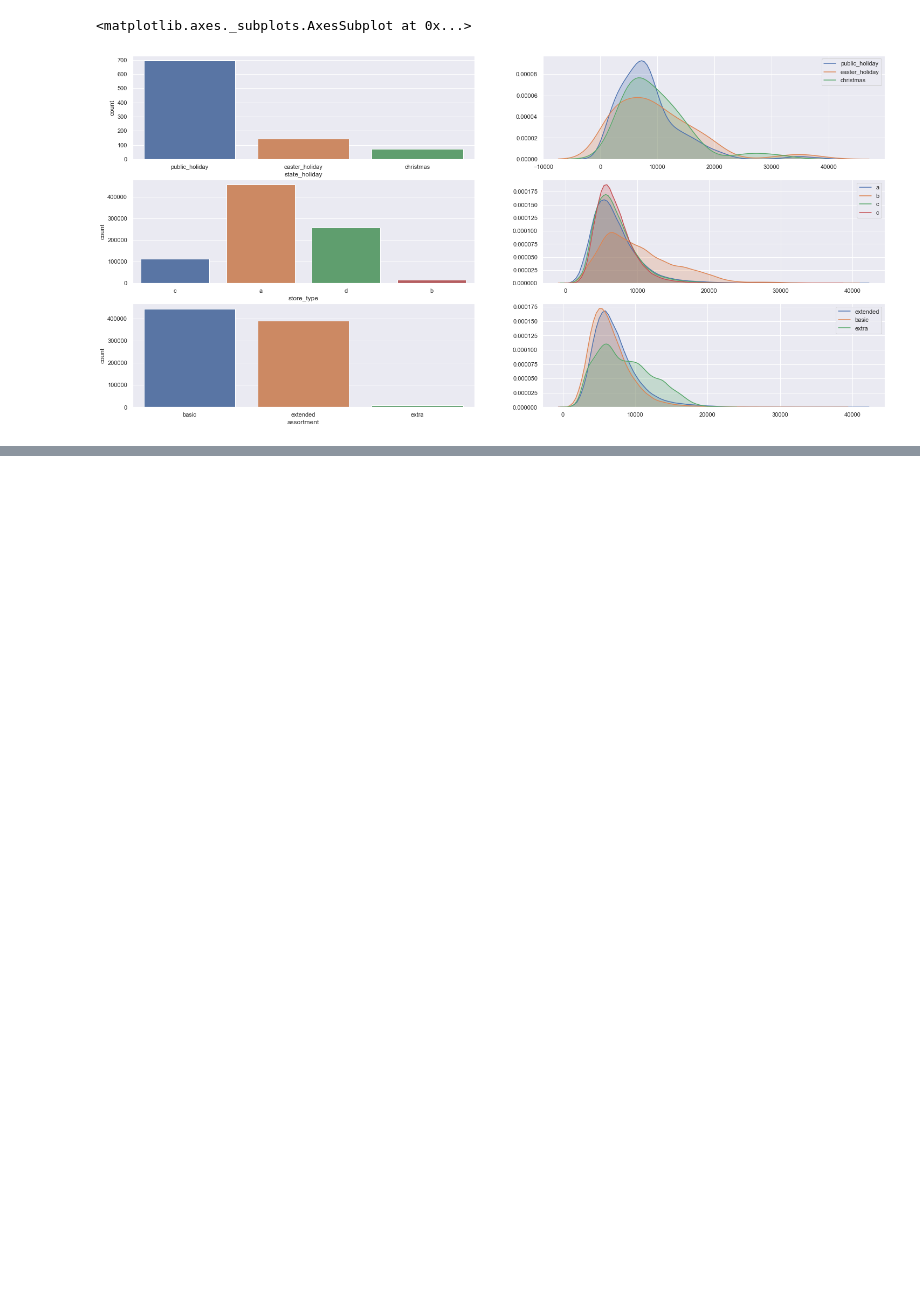
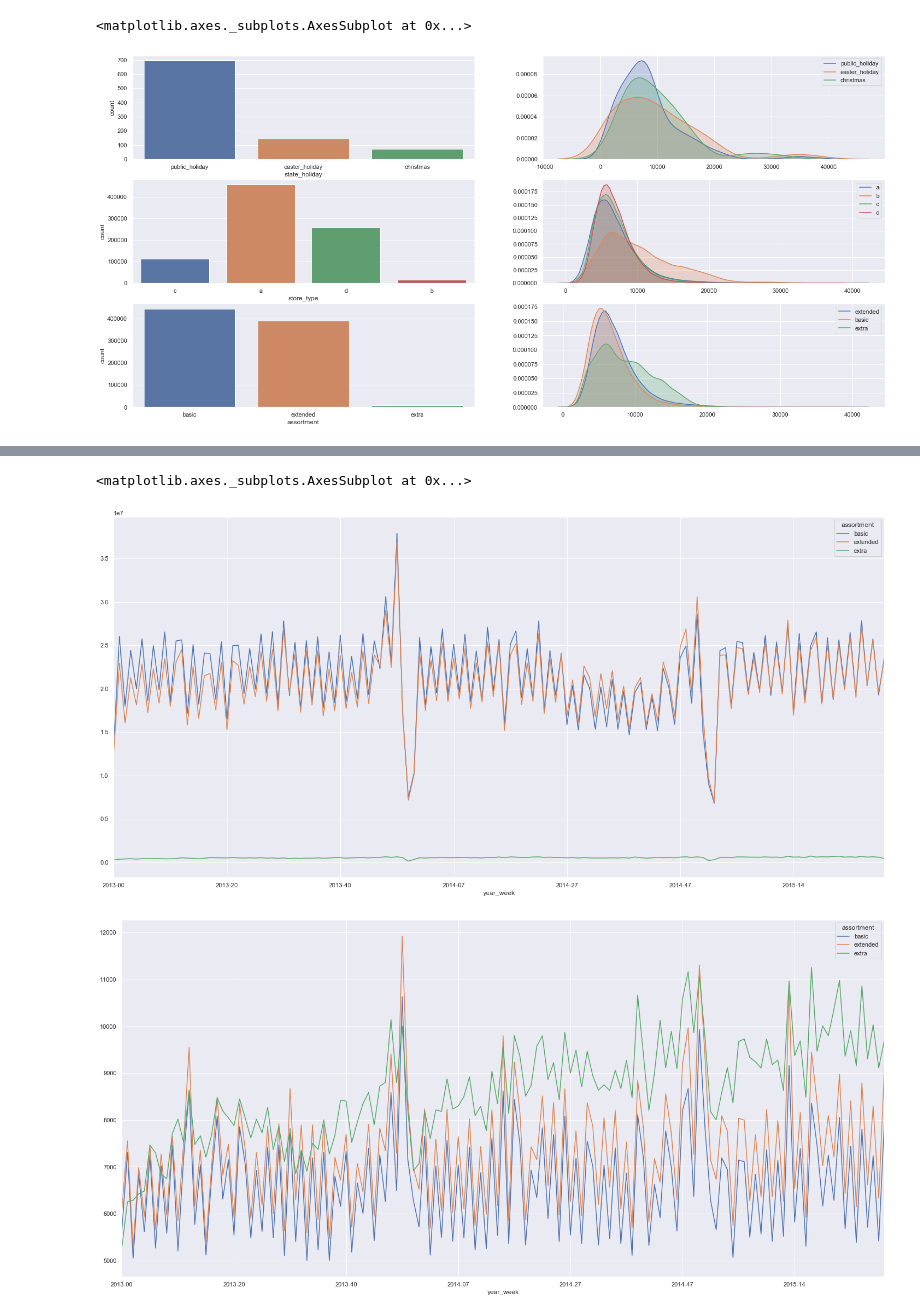
Before and after one commit to igordesouza/ds-em-producao, a Jupyter notebook: m04_v01_store_sales_prediction-Copy1.ipynb, the cells around one changed output, grey strips where cells are left out. Drawn from its saved outputs; the diff is of its cells as text; code cells hidden in the pictures; blank space fills up the shorter version.

```diff
--- a/m04_v01_store_sales_prediction-Copy1.ipynb
+++ b/m04_v01_store_sales_prediction-Copy1.ipynb
@@ -977,0 +833,5 @@ sns.kdeplot(df4.loc[df4.assortment=='extra','sales'], label='extra', shade=True
+# %%
+aux3 = df4[['assortment','year_week','sales']].groupby(['year_week','assortment']).sum().reset_index()
+aux4 = df4[['assortment','year_week','sales']].groupby(['year_week','assortment']).mean().reset_index()
+display( aux3 )
+display( aux4 )
@@ -977,0 +897,7 @@ sns.kdeplot(df4.loc[df4.assortment=='extra','sales'], label='extra', shade=True
+# %%
+aux3.pivot(index = 'year_week', columns = 'assortment', values = 'sales').plot()
+aux4.pivot(index = 'year_week', columns = 'assortment', values = 'sales').plot()
+# %% [output]
+<matplotlib.axes._subplots.AxesSubplot at 0x...>
+[figure, added]
+[figure, added]
```
Also changed, not shown: parts of 48 cells of this notebook.
